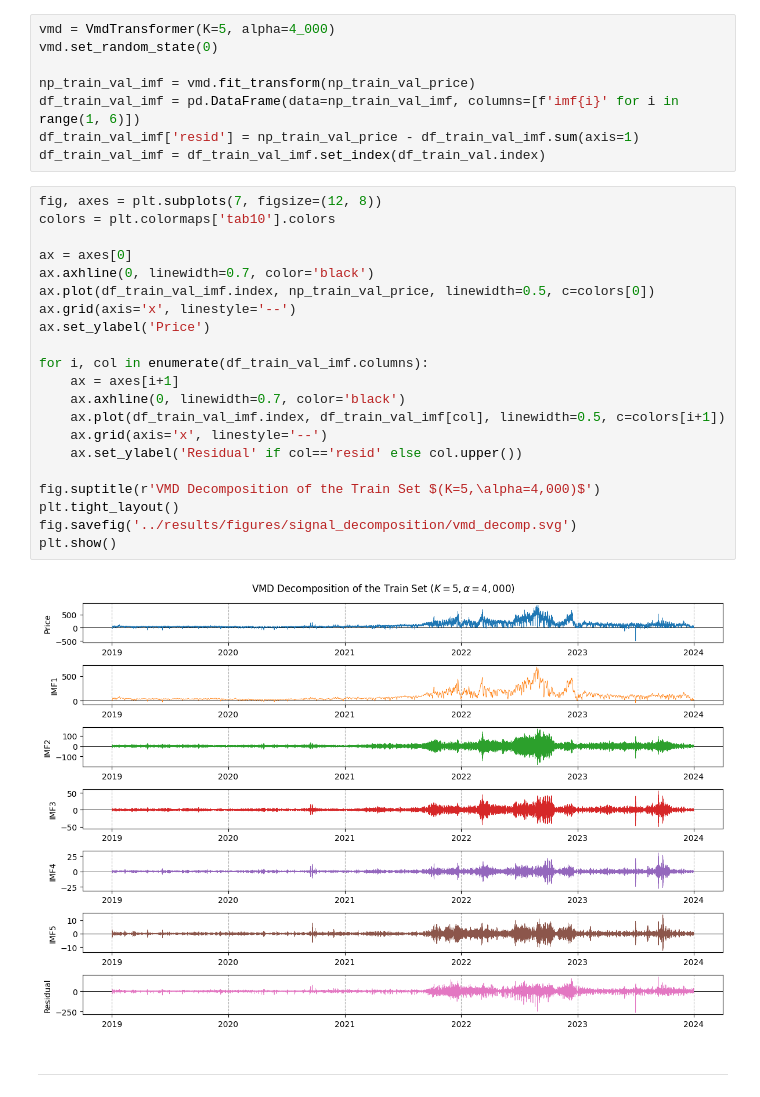
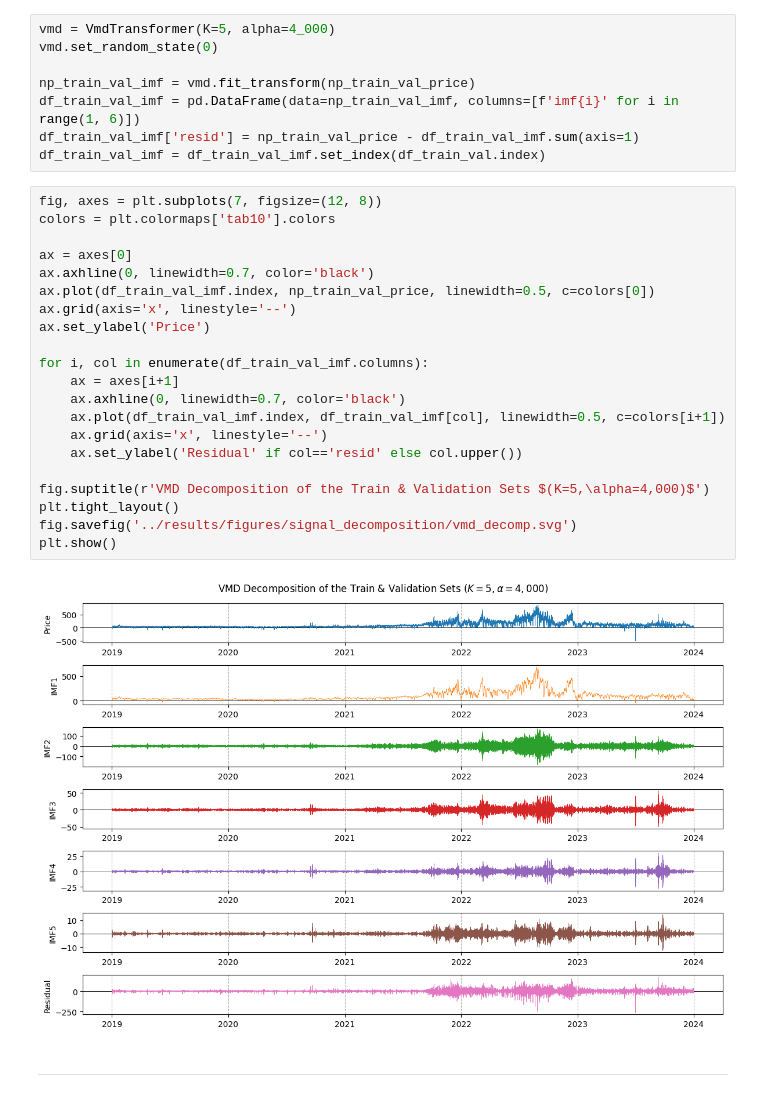
Before and after one commit to BenLeidig/de_lu_epf, a Jupyter notebook: doc/signal_decomposition.ipynb, the cells around one changed output. Cells and saved outputs as stored; diff of their text form.

```diff
--- a/doc/signal_decomposition.ipynb
+++ b/doc/signal_decomposition.ipynb
@@ -174,26 +173,26 @@ df_train_val_imf = df_train_val_imf.set_index(df_train_val.index)
 # %%
 fig, axes = plt.subplots(7, figsize=(12, 8))
 colors = plt.colormaps['tab10'].colors
 
 ax = axes[0]
 ax.axhline(0, linewidth=0.7, color='black')
 ax.plot(df_train_val_imf.index, np_train_val_price, linewidth=0.5, c=colors[0])
 ax.grid(axis='x', linestyle='--')
 ax.set_ylabel('Price')
 
 for i, col in enumerate(df_train_val_imf.columns):
     ax = axes[i+1]
     ax.axhline(0, linewidth=0.7, color='black')
     ax.plot(df_train_val_imf.index, df_train_val_imf[col], linewidth=0.5, c=colors[i+1])
     ax.grid(axis='x', linestyle='--')
     ax.set_ylabel('Residual' if col=='resid' else col.upper())
 
-fig.suptitle(r'VMD Decomposition of the Train Set $(K=5,\alpha=4,000)$')
+fig.suptitle(r'VMD Decomposition of the Train & Validation Sets $(K=5,\alpha=4,000)$')
 plt.tight_layout()
 fig.savefig('../results/figures/signal_decomposition/vmd_decomp.svg')
 plt.show()
 # %% [output]
-[figure, old version]
+[figure, new version]
 # %% [markdown]
 ----
 # %% [markdown]
```
Also changed, not shown: parts of 3 cells of this notebook, 32 other files.
